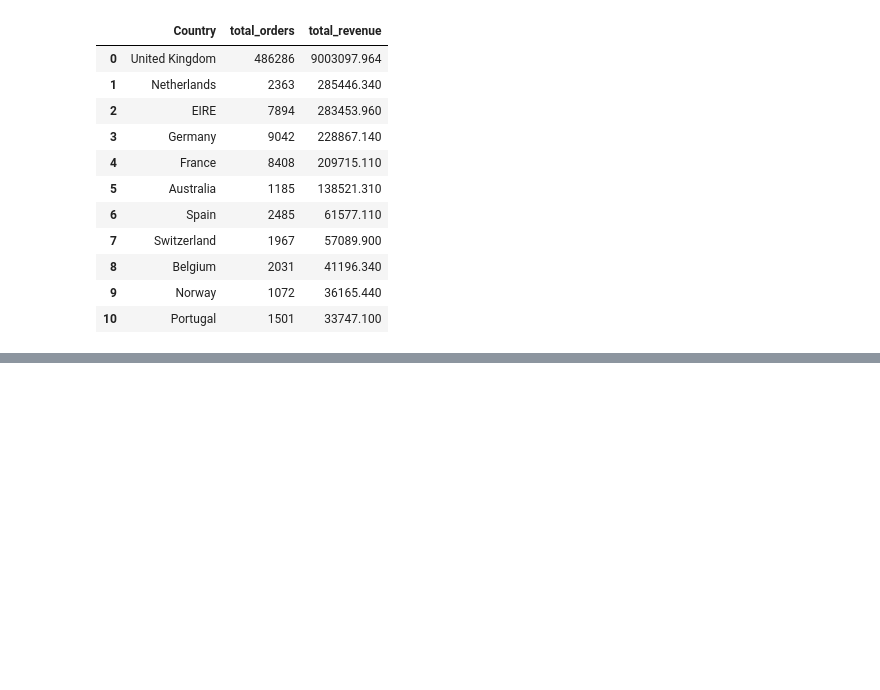
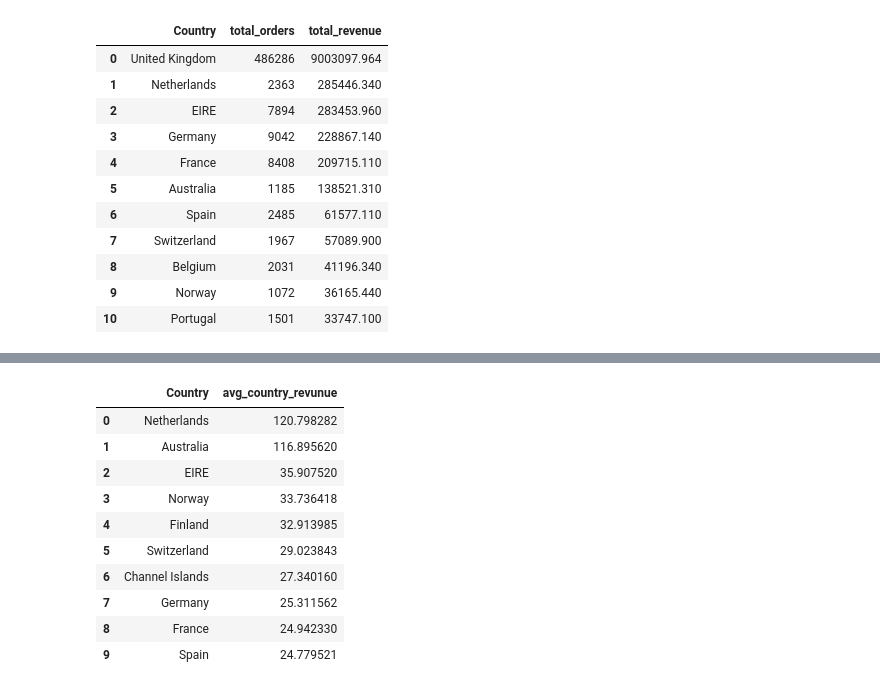
Before and after one commit to Danammadhunika/ml-journey, a Jupyter notebook: project_03_ecommerce_sql/notebooks/ecommerce_sql_analysis.ipynb, the cells around one changed output, grey strips where cells are left out. Drawn from its saved outputs; the diff is of its cells as text; code cells hidden in the pictures; blank space fills up the shorter version.

```diff
--- a/project_03_ecommerce_sql/notebooks/ecommerce_sql_analysis.ipynb
+++ b/project_03_ecommerce_sql/notebooks/ecommerce_sql_analysis.ipynb
@@ -920,0 +1004,24 @@ result
+# %%
+query = """
+SELECT Country, AVG(Quantity * Unitprice) AS avg_country_revunue
+FROM orders
+WHERE Quantity > 0
+GROUP BY Country
+HAVING COUNT(*) > 500
+ORDER BY avg_country_revunue DESC
+LIMIT 10
+"""
+result = pd.read_sql_query(query, conn)
+result
+# %% [output]
+|  | Country | avg_country_revunue |
+| 0 | Netherlands | 120.798282 |
+| 1 | Australia | 116.895620 |
+| 2 | EIRE | 35.907520 |
+| 3 | Norway | 33.736418 |
+| 4 | Finland | 32.913985 |
+| 5 | Switzerland | 29.023843 |
+| 6 | Channel Islands | 27.340160 |
+| 7 | Germany | 25.311562 |
+| 8 | France | 24.942330 |
+| 9 | Spain | 24.779521 |
```
Also changed, not shown: parts of 9 cells of this notebook, 2 other files.
